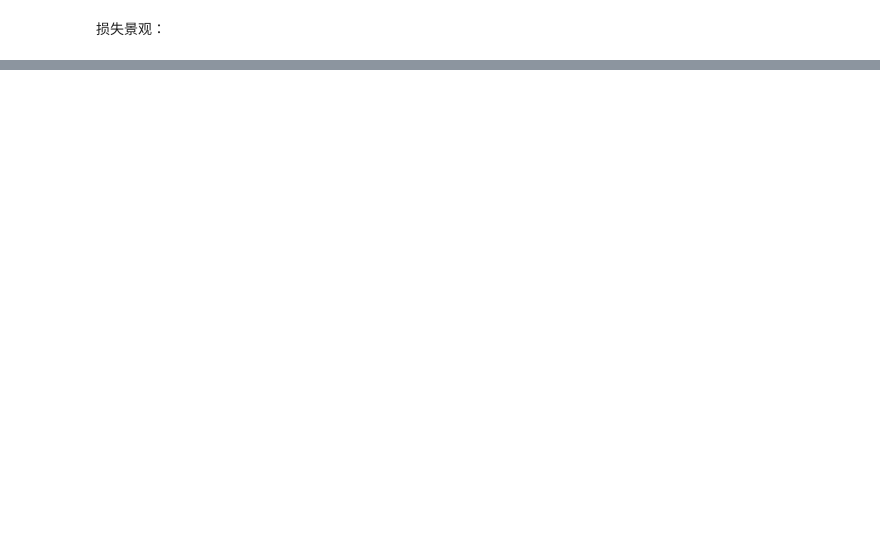
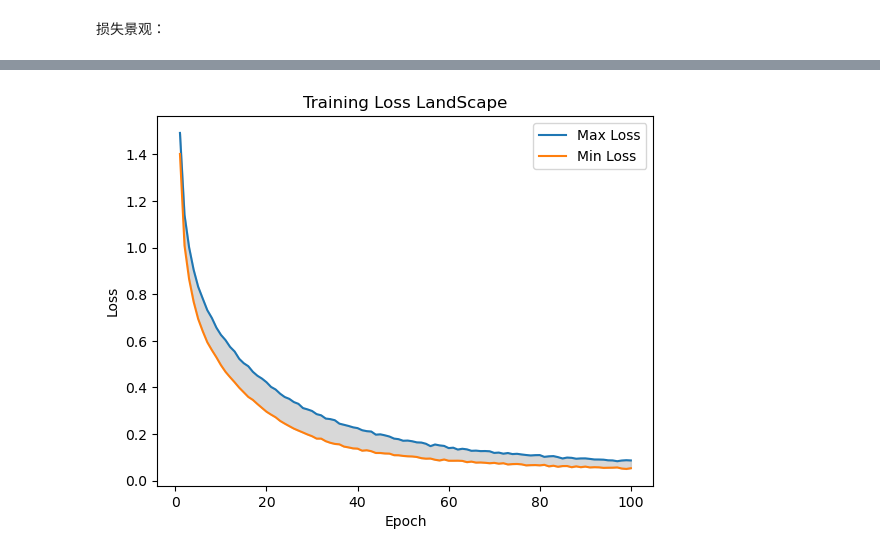
Before and after one commit to Atticsu/Project2-for-neural-network, a Jupyter notebook: Project_2.ipynb, the cells around one changed output, grey strips where cells are left out. Drawn from its saved outputs; the diff is of its cells as text; code cells hidden in the pictures; blank space fills up the shorter version.

Commit message:
Drawing LandScape of VGG & VGG_with_BN

```diff
--- a/Project_2.ipynb
+++ b/Project_2.ipynb
@@ -55,7 +55,7 @@ model = VGG_A().to(device)
 # %%
 criterion = nn.CrossEntropyLoss()
 # optimizer = optim.SGD(model.parameters(), lr=0.0001, weight_decay=0.0001)
-optimizer = optim.Adam(model.parameters(), lr=0.001, weight_decay=0.0001) #0.001 for VGG
+optimizer = optim.Adam(model.parameters(), lr=0.0001, weight_decay=0.0001) #0.001 for VGG
 # optimizer = optim.AdamW(model.parameters(), lr=0.0001, weight_decay=0.0001)
 # optimizer = optim.RMSprop(model.parameters(), lr=0.0001, alpha=0.99, weight_decay=0.0001)
 
@@ -99,7 +99,7 @@ def test():
 # 初始化列表以记录训练损失和测试精度
 train_losses = []
 test_accuracies = []
-epoch_size = 300
+epoch_size = 200
 # 执行训练和测试
 for epoch in range(epoch_size):  # 训练100个epoch
     train_loss = train(epoch)
@@ -107,23 +107,6 @@ for epoch in range(epoch_size):  # 训练100个epoch
     test_accuracy = test()
     test_accuracies.append(test_accuracy)
 
-plt.figure()
-plt.plot(range(1, epoch_size+1), test_accuracies, label='Accuracy')
-plt.xlabel('Epoch')
-plt.ylabel('Accuracy')
-plt.title('Testing Accuracy over Epochs')
-plt.legend()
-plt.show()
-
-plt.figure()
-plt.plot(range(1, epoch_size+1), train_losses, label='Training Loss')
-plt.xlabel('Epoch')
-plt.ylabel('Loss')
-plt.title('Training Loss over Epochs')
-plt.legend()
-plt.show()
-
-
 # 输出最终的结果
 print(f'Final Training Loss: {train_losses[-1]:.4f}')
 print(f'Final Test Accuracy: {test_accuracies[-1]:.2f}%')
@@ -135,9 +134,7 @@ model = VGG_A().to(device)
 criterion = nn.CrossEntropyLoss()
 optimizer = optim.Adam(model.parameters(), lr=0.001, weight_decay=0.0001) #0.001 for VGG
 # %%
-learning_rates = [1e-3, 2e-3, 1e-4, 5e-4]
-
-# 初始化用于保存损失的列表
+learning_rates = [1e-3, 1e-4, 5e-4,5e-5]
 train_losses_dict = {lr: [] for lr in learning_rates}
 test_accuracies_dict = {lr: [] for lr in learning_rates}
 
@@ -183,15 +180,18 @@ def test(model, testloader, device):
 device = torch.device("cuda" if torch.cuda.is_available() else "cpu")
 
 # 训练和测试每个学习率下的模型
-epoch_size = 300
+epoch_size  = 100
+criterion = nn.CrossEntropyLoss()
+
 for lr in learning_rates:
-
+    # 每次都重新初始化模型和优化器
+    model = VGG_BatchNorm().to(device)
+    optimizer = optim.Adam(model.parameters(), lr=lr)
     for epoch in range(epoch_size):
         train_loss = train(epoch, model, optimizer, trainloader, device)
         train_losses_dict[lr].append(train_loss)
         test_accuracy = test(model, testloader, device)
         test_accuracies_dict[lr].append(test_accuracy)
-
 
 max_curve = []
 min_curve = []
@@ -218,0 +267,12 @@ df.to_pickle("VGG_A_LandScape")
+# %%
+plt.figure()
+plt.plot(range(1, epoch_size+1), max_curve, label='Max Loss')
+plt.plot(range(1, epoch_size+1), min_curve, label='Min Loss')
+plt.fill_between(range(1, epoch_size+1), min_curve, max_curve, color='gray', alpha=0.3)
+plt.xlabel('Epoch')
+plt.ylabel('Loss')
+plt.title('Training Loss LandScape')
+plt.legend()
+plt.show()
+# %% [output]
+[figure, added]
```
Also changed, not shown: parts of 8 cells of this notebook, 4 other files.
